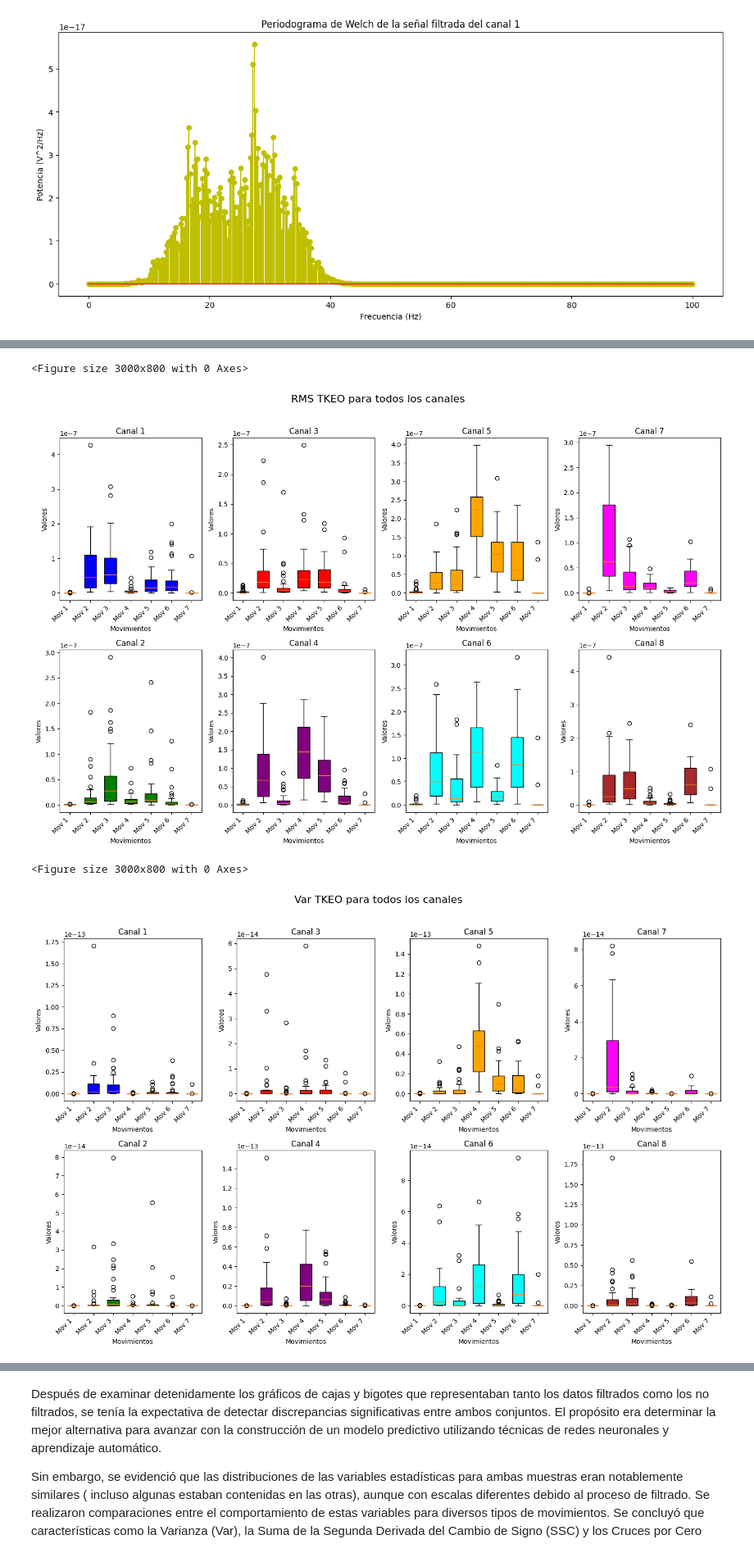
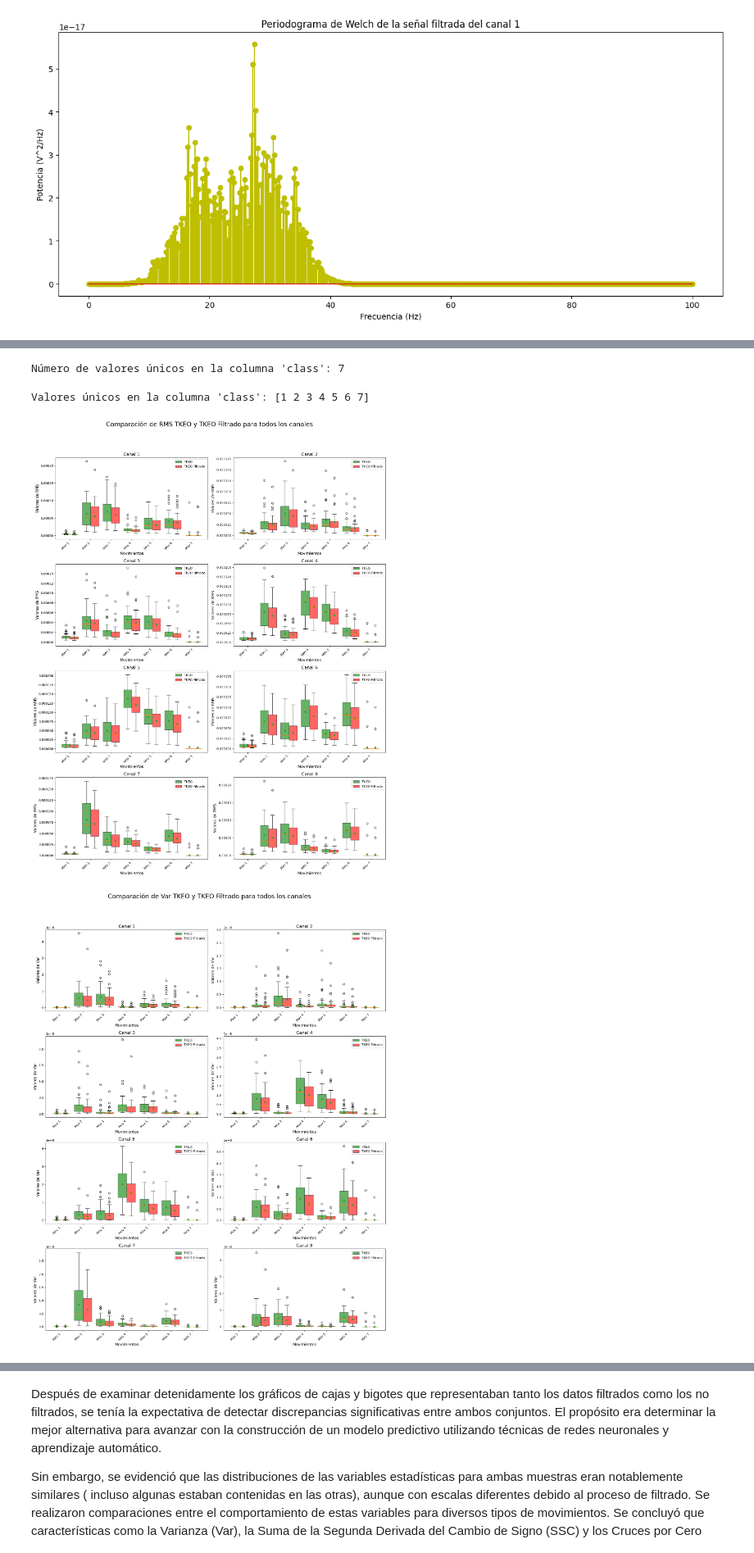
Before and after one commit to Dsoto98/senales, a Jupyter notebook: PF_DANIELSOTO-DIEGOFLOREZ-MELISSACADAVID.ipynb, the cells around one changed output, grey strips where cells are left out. Shown at 82% size. Cells and saved outputs as stored; diff of their text form; code cells hidden in the pictures.

```diff
--- a/PF_DANIELSOTO-DIEGOFLOREZ-MELISSACADAVID.ipynb
+++ b/PF_DANIELSOTO-DIEGOFLOREZ-MELISSACADAVID.ipynb
@@ -229,8 +229,8 @@ def filtrar_multicanal(df):
     # Retorna el DataFrame actualizado con los canales filtrados
     return df_nuevo
 # %%
-# Aplica la función filtrar_multicanal al DataFrame df_tkeo
-df_filt = filtrar_multicanal(df_tkeo)
+# Aplica la función filt_channels al DataFrame df_tkeo
+df_filt = filt_channels(df_tkeo)
 # %%
 plt.figure(figsize=(12, 6))
 
@@ -421,16 +392,7 @@ def var_est(df):
     df_statistics = pd.DataFrame(channels_result_list, columns=statistics)
     return df_statistics
 # %%
-def build_final_df(diccionario):
-    """
-    Construye un DataFrame final combinando estadísticas calculadas y datos de un diccionario de señales EMG.
-
-    Parámetros:
-    - diccionario: dict. Diccionario que contiene señales EMG por cada sujeto.
-
-    Retorna:
-    - df_final_Tkeo: DataFrame de pandas. DataFrame final que combina las estadísticas calculadas y los datos de EMG.
-    """
+def BFF(diccionario):
     i = 0
     df_final_Tkeo = pd.DataFrame()  # DataFrame final que almacenará todas las estadísticas
 
@@ -456,7 +418,7 @@ def build_final_df(diccionario):
     return df_final_Tkeo
 # %%
 # Construir el DataFrame final para las señales con TKEO
-df_final_Tkeo = build_final_df(diccionario_Tkeo)
+df_final_Tkeo = BFF(DTKEO)
 
 # Construir el DataFrame final para las señales con TKEO filtradas
-df_final_Tkeo_filt = build_final_df(diccionario_Tkeo_filt)
+df_final_Tkeo_filt = BFF(DTKEOFILTERED)
@@ -504,3 +458,17 @@ df_final_Tkeo_filt
+# %%
+# Verifica cuántos valores únicos hay en la columna 'class'
+num_unique_classes = df_final_Tkeo_filt['class'].nunique()
+
+print("Número de valores únicos en la columna 'class':", num_unique_classes)
+# %% [output]
+Número de valores únicos en la columna 'class': 7
+# %%
+# Verifica cuáles son los valores únicos en la columna 'class'
+unique_classes = df_final_Tkeo_filt['class'].unique()
+
+print("Valores únicos en la columna 'class':", unique_classes)
+# %% [output]
+Valores únicos en la columna 'class': [1 2 3 4 5 6 7]
 # %%
 import numpy as np
 import pandas as pd
@@ -514,49 +482,55 @@ n_movimientos = 8
 
 # Número de canales
 n_canales = 8
 
 # Posiciones para los boxplots
 posiciones = np.arange(1, n_movimientos)
 
-# Colores para los boxplots de cada canal
-colores_canales = ['blue', 'green', 'red', 'purple', 'orange', 'cyan', 'magenta', 'brown']
+# Colores para los boxplots
+color_tkeo = 'green'
+color_tkeo_filt = 'red'
 
 # Iterar sobre cada estadística
 for l in estadisticas:
     # Crear una figura y ejes para los boxplots
-    plt.figure(figsize=(30, 8))
-    fig, axs = plt.subplots(2, 4, figsize=(15, 10))  # 4 filas, 2 columnas
-    fig.suptitle(f'{l} TKEO para todos los canales', fontsize=16)
+    fig, axs = plt.subplots(4, 2, figsize=(16, 20))  # 4 filas, 2 columnas
+    fig.suptitle(f'Comparación de {l} TKEO y TKEO Filtrado para todos los canales', fontsize=20, y=1.02)
 
     # Iterar sobre cada canal
     for j in range(1, n_canales + 1):
-        lista_canales = []
+        lista_canales_tkeo = []
+        lista_canales_tkeo_filt = []
         # Iterar sobre cada movimiento
         for i in np.arange(1, n_movimientos):
             # Filtrar el DataFrame para el movimiento actual
             df_final_Tkeo_mov1 = df_final_Tkeo[df_final_Tkeo['class'] == i]
+            df_final_Tkeo_filt_mov1 = df_final_Tkeo_filt[df_final_Tkeo_filt['class'] == i]
             # Obtener los valores de la estadística para el canal y movimiento actual
-            lista_RMSc1 = np.array(df_final_Tkeo_mov1[f'{l}_{j}'])  # Corregido el acceso a las columnas
-            # Agregar los valores a la lista de canales
-            lista_canales.append(lista_RMSc1)
+            lista_tkeo = np.array(df_final_Tkeo_mov1[f'{l}_{j}'])
+            lista_tkeo_filt = np.array(df_final_Tkeo_filt_mov1[f'{l}_{j}'])
+            # Agregar los valores a las listas de canales
+            lista_canales_tkeo.append(lista_tkeo)
+            lista_canales_tkeo_filt.append(lista_tkeo_filt)
 
         # Seleccionar el subplot apropiado
-        ax = axs[(j-1) % 2, (j-1) // 2]
+        ax = axs[(j-1) // 2, (j-1) % 2]
         # Crear el boxplot para el canal actual con el color correspondiente
-        bplot1 = ax.boxplot(lista_canales, positions=posiciones, widths=0.6, patch_artist=True, boxprops=dict(facecolor=colores_canales[j-1]))
+        bplot1 = ax.boxplot(lista_canales_tkeo, positions=posiciones - 0.2, widths=0.4, patch_artist=True,
+                            boxprops=dict(facecolor=color_tkeo, alpha=0.6), showmeans=True)
+        bplot2 = ax.boxplot(lista_canales_tkeo_filt, positions=posiciones + 0.2, widths=0.4, patch_artist=True,
+                            boxprops=dict(facecolor=color_tkeo_filt, alpha=0.6), showmeans=True)
         # Configurar etiquetas de las posiciones en el eje x
         ax.set_xticks(posiciones)
         ax.set_xticklabels([f'Mov {i}' for i in np.arange(1, n_movimientos)], rotation=45, ha='right')
 
-        ax.set_title(f'Canal {j}')
-        ax.set_xlabel('Movimientos')
-        ax.set_ylabel('Valores')
+        ax.set_title(f'Canal {j}', fontsize=14)
+        ax.set_xlabel('Movimientos', fontsize=12)
+        ax.set_ylabel(f'Valores de {l}', fontsize=12)
+        ax.legend([bplot1["boxes"][0], bplot2["boxes"][0]], ['TKEO', 'TKEO Filtrado'], loc='upper right')
 
     # Ajustar el layout para que el título no se solape
-    plt.tight_layout(rect=[0, 0, 1, 0.96])
+    plt.tight_layout(rect=[0, 0, 1, 0.98])
     plt.show()
 # %% [output]
-<Figure size 3000x800 with 0 Axes>
-[figure, old version]
+[figure, new version]
-<Figure size 3000x800 with 0 Axes>
-[figure, old version]
+[figure, new version]
```
Also changed, not shown: parts of 29 cells of this notebook.
